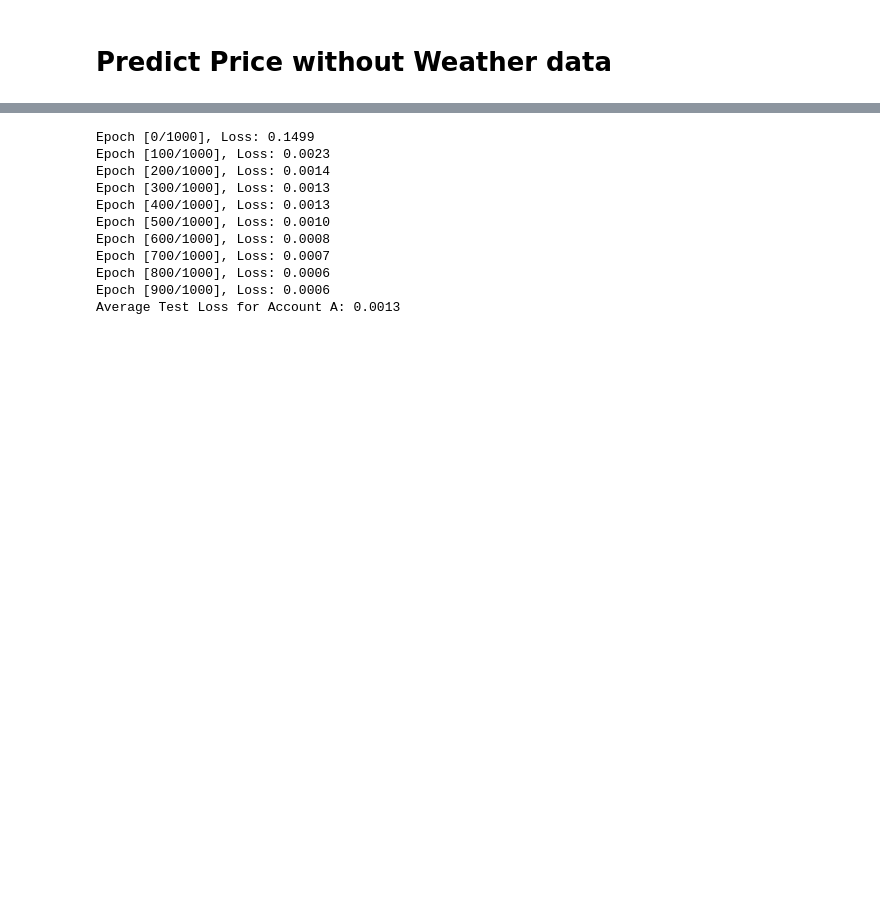
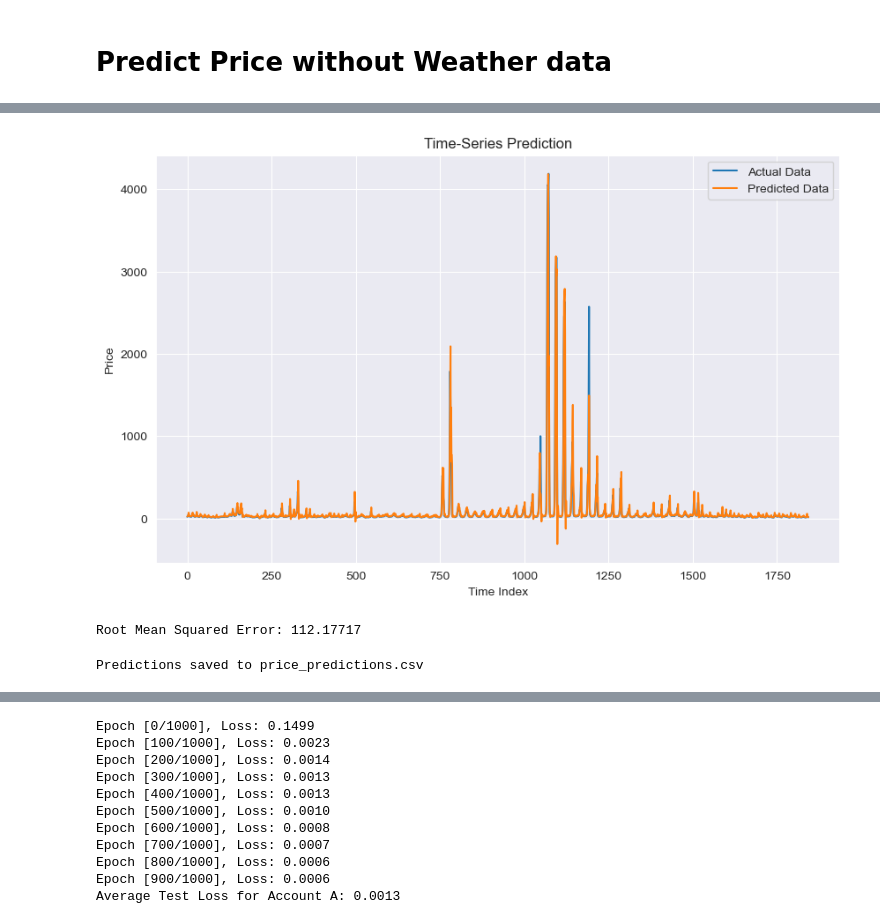
Before and after one commit to Hzsen/STAT4911_IGSEnergy, a Jupyter notebook: LSTM.ipynb, the cells around one changed output, grey strips where cells are left out. Drawn from its saved outputs; the diff is of its cells as text; code cells hidden in the pictures; blank space fills up the shorter version.

```diff
--- a/LSTM.ipynb
+++ b/LSTM.ipynb
@@ -269,0 +344,16 @@ account_b_data = data[data["ACCOUNT_NUMBER"] == "account_b"][['Settlement_Point_
+# %%
+class LSTM(nn.Module):
+    def __init__(self, input_size, hidden_size, num_layers, output_size):
+        super(LSTM, self).__init__()
+        self.hidden_size = hidden_size
+        self.num_layers = num_layers
+        self.lstm = nn.LSTM(input_size=input_size, hidden_size=hidden_size,
+                            num_layers=num_layers, batch_first=True)
+        self.fc = nn.Linear(hidden_size, output_size)
+
+    def forward(self, x):
+        h0 = torch.zeros(self.num_layers, x.size(0), self.hidden_size).to(x.device)
+        c0 = torch.zeros(self.num_layers, x.size(0), self.hidden_size).to(x.device)
+        out, _ = self.lstm(x, (h0, c0))
+        out = self.fc(out[:, -1, :])
+        return out
@@ -270,3 +429,54 @@ account_b_data = data[data["ACCOUNT_NUMBER"] == "account_b"][['Settlement_Point_
+# %%
+import matplotlib.pyplot as plt
+
+# Ensure the model is in evaluation mode
+lstm_model.eval()
+
+with torch.no_grad():
+    # Generate predictions for the validation set
+    val_predictions = lstm_model(X_val_tensor.cuda())
+    # Inverse transform the predictions and actual data to original scale
+    data_predict = scaler.inverse_transform(val_predictions.cpu().numpy())
+    dataY_plot = scaler.inverse_transform(y_val_tensor.cpu().numpy())
+
+    # Plotting
+    plt.figure(figsize=(10, 6))
+    plt.plot(dataY_plot, label='Actual Data')
+    plt.plot(data_predict, label='Predicted Data')
+    plt.title('Time-Series Prediction')
+    plt.xlabel('Time Index')
+    plt.ylabel('Price')
+    plt.legend()
+    plt.show()
+# %% [output]
+[figure, added]
+# %%
+# save the model's state dictionary
+torch.save(lstm_model.state_dict(), 'lstm_model_price_non-weather.pth')
+# RMS Error
+mse = np.mean(np.square(dataY_plot - data_predict))
+# Calculate the root mean squared error
+rmse = np.sqrt(mse)
+print("Root Mean Squared Error: %1.5f" % rmse)
+# %% [output]
+Root Mean Squared Error: 112.17717
+# %%
+import pandas as pd
+
+# Assuming data_predict and dataY_plot are numpy arrays containing your predictions and actual values respectively
+# First, create a pandas DataFrame
+df_predictions = pd.DataFrame({
+    'Actual Price': dataY_plot.flatten(),  # Flatten in case the data is in a multi-dimensional array
+    'Predicted Price': data_predict.flatten()
+})
+
+# Now, you can save this DataFrame to a CSV file
+csv_file_path = 'price_predictions.csv'  # Specify your desired file path and name
+df_predictions.to_csv(csv_file_path, index=False)  # Save the DataFrame without the index
+
+print(f"Predictions saved to {csv_file_path}")
+# %% [output]
+Predictions saved to price_predictions.csv
 # %%
 # Normalize the price data for account A
 scaler_a = MinMaxScaler(feature_range=(-1, 1))
```
Also changed, not shown: parts of 33 cells of this notebook, 6 other files.
